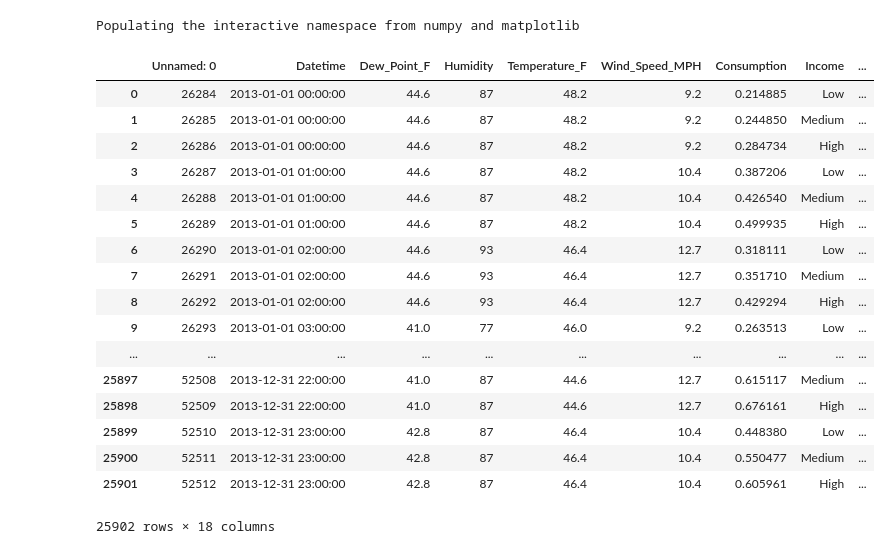
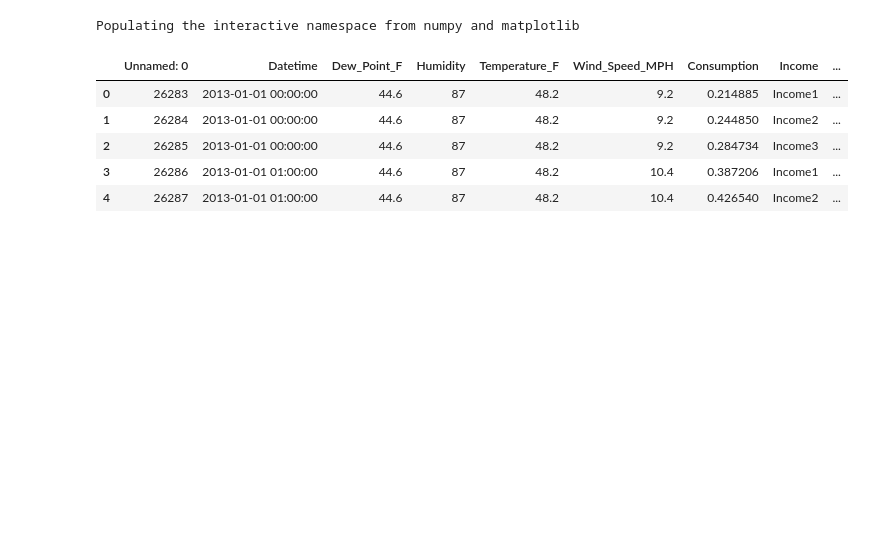
Before and after one commit to connorchency/Taming-the-Peak, a Jupyter notebook: analysis/Prediction_model_visualisation.ipynb, the cells around one changed output. Drawn from its saved outputs; the diff is of its cells as text; code cells hidden in the pictures; blank space fills up the shorter version.

```diff
--- a/analysis/Prediction_model_visualisation.ipynb
+++ b/analysis/Prediction_model_visualisation.ipynb
@@ -11,24 +11,12 @@ import scipy.stats
 # %% [output]
 Populating the interactive namespace from numpy and matplotlib
 # %%
-datapred = pd.read_csv('../Final_Data/predicted_2013.csv')
-datapred
+datapred = pd.read_csv('../Final_Data/predicted_2013.csv', parse_dates=[1], infer_datetime_format=True)
+datapred.head()
 # %% [output]
 |  | Unnamed: 0 | Datetime | Dew_Point_F | Humidity | Temperature_F | Wind_Speed_MPH | Consumption | Income | ... |
-| 0 | 26284 | 2013-01-01 00:00:00 | 44.6 | 87 | 48.2 | 9.2 | 0.214885 | Low | ... |
-| 1 | 26285 | 2013-01-01 00:00:00 | 44.6 | 87 | 48.2 | 9.2 | 0.244850 | Medium | ... |
-| 2 | 26286 | 2013-01-01 00:00:00 | 44.6 | 87 | 48.2 | 9.2 | 0.284734 | High | ... |
-| 3 | 26287 | 2013-01-01 01:00:00 | 44.6 | 87 | 48.2 | 10.4 | 0.387206 | Low | ... |
-| 4 | 26288 | 2013-01-01 01:00:00 | 44.6 | 87 | 48.2 | 10.4 | 0.426540 | Medium | ... |
-| 5 | 26289 | 2013-01-01 01:00:00 | 44.6 | 87 | 48.2 | 10.4 | 0.499935 | High | ... |
-| 6 | 26290 | 2013-01-01 02:00:00 | 44.6 | 93 | 46.4 | 12.7 | 0.318111 | Low | ... |
-| 7 | 26291 | 2013-01-01 02:00:00 | 44.6 | 93 | 46.4 | 12.7 | 0.351710 | Medium | ... |
-| 8 | 26292 | 2013-01-01 02:00:00 | 44.6 | 93 | 46.4 | 12.7 | 0.429294 | High | ... |
-| 9 | 26293 | 2013-01-01 03:00:00 | 41.0 | 77 | 46.0 | 9.2 | 0.263513 | Low | ... |
-| ... | ... | ... | ... | ... | ... | ... | ... | ... | ... |
-| 25897 | 52508 | 2013-12-31 22:00:00 | 41.0 | 87 | 44.6 | 12.7 | 0.615117 | Medium | ... |
-| 25898 | 52509 | 2013-12-31 22:00:00 | 41.0 | 87 | 44.6 | 12.7 | 0.676161 | High | ... |
-| 25899 | 52510 | 2013-12-31 23:00:00 | 42.8 | 87 | 46.4 | 10.4 | 0.448380 | Low | ... |
-| 25900 | 52511 | 2013-12-31 23:00:00 | 42.8 | 87 | 46.4 | 10.4 | 0.550477 | Medium | ... |
-| 25901 | 52512 | 2013-12-31 23:00:00 | 42.8 | 87 | 46.4 | 10.4 | 0.605961 | High | ... |
+| 0 | 26283 | 2013-01-01 00:00:00 | 44.6 | 87 | 48.2 | 9.2 | 0.214885 | Income1 | ... |
+| 1 | 26284 | 2013-01-01 00:00:00 | 44.6 | 87 | 48.2 | 9.2 | 0.244850 | Income2 | ... |
+| 2 | 26285 | 2013-01-01 00:00:00 | 44.6 | 87 | 48.2 | 9.2 | 0.284734 | Income3 | ... |
+| 3 | 26286 | 2013-01-01 01:00:00 | 44.6 | 87 | 48.2 | 10.4 | 0.387206 | Income1 | ... |
+| 4 | 26287 | 2013-01-01 01:00:00 | 44.6 | 87 | 48.2 | 10.4 | 0.426540 | Income2 | ... |
-25902 rows × 18 columns
```
Also changed, not shown: parts of 12 cells of this notebook, 3 other files.
